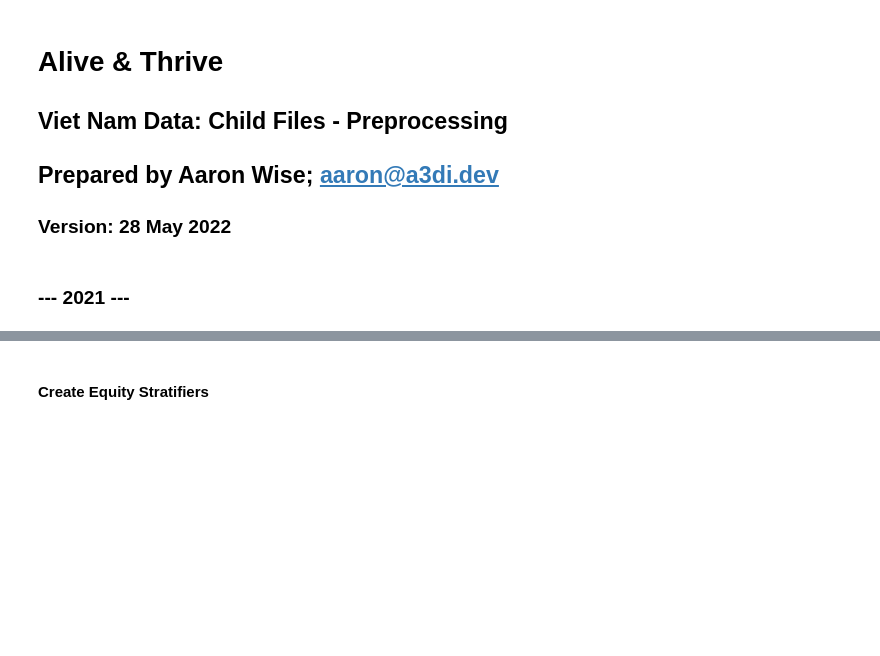
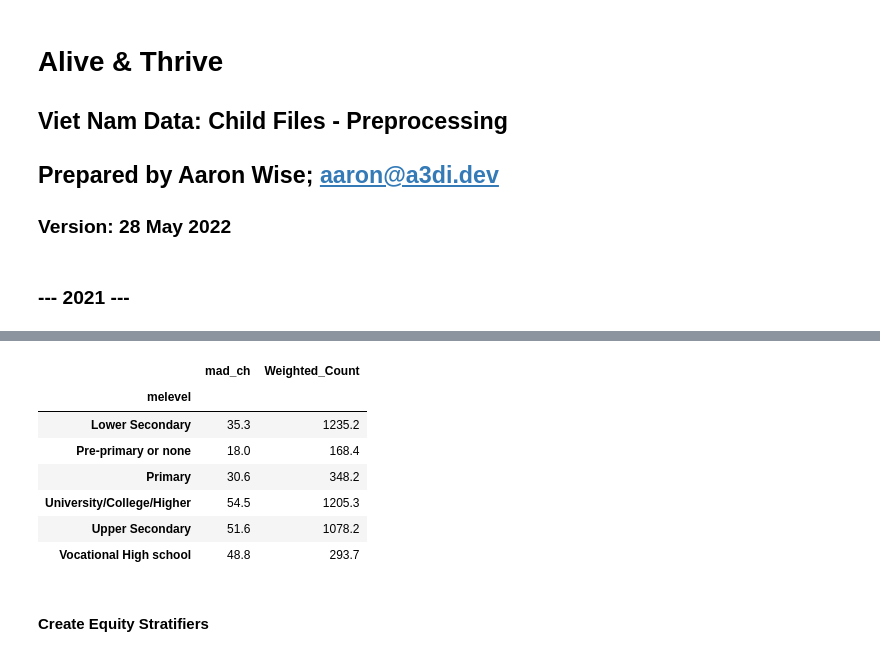
Before and after one commit to aaronbwise/AT_Equity_VNM, a Jupyter notebook: VNM_CH_preprocess.ipynb, the cells around one changed output, grey strips where cells are left out. Cells and saved outputs as stored; diff of their text form; code cells hidden in the pictures; blank space fills up the shorter version.

```diff
--- a/VNM_CH_preprocess.ipynb
+++ b/VNM_CH_preprocess.ipynb
@@ -159,16 +99,21 @@ df['mmf_ch'] = np.where(df['ch_age_623'] == 0, np.nan, df['mmf_ch'])
-# %%
-# --- Minimum Acceptable Diet [mad_ch] --- #
-
-## BREASTFED: Age 6-23 months w/ mdd and mmf
-df['mad_bf_623'] = np.where((df['breastmilk'] == 1) & (df['mdd_ch'] == 100) & (df['mmf_ch'] == 100), 1, 0)
-
-## NON-BREASTFED: Age 6-23 months w/ mdd and mmf and >= 2 milk feeds
-milk_times = ['formula_times', 'other_milk_times']
-df['milk_feeds_2'] = np.where(df[milk_times].sum(axis = 1) >= 2, 1, 0)
-
-df['mad_nbf_623'] = np.where((df['breastmilk'] == 0) & (df['mdd_ch'] == 100) & (df['mmf_ch'] == 100) & (df['milk_feeds_2'] == 1), 1, 0)
-
-# Create indicator
-mad_cols = ['mad_bf_623', 'mad_nbf_623']
-df['mad_ch'] = np.where(df[mad_cols].eq(1).any(axis=1), 100, 0)
-df['mad_ch'] = np.where(df['ch_age_623'] == 0, np.nan, df['mad_ch'])
+# %%
+# --- Child Sex [sex_ch] --- #
+df = create_sex_ch(df, country, year)
+# %%
+# --- Age categories [ch_age_cat_X] --- #
+df = create_ch_age_cat(df, country, year)
+# %%
+# --- Exclusive BF [excl_bf] --- #
+df = create_excl_bf(df, country, year)
+
+# --- Continued Breastfeeding 12-23 mos [cont_1223_bf] --- #
+df = create_cont_1223_bf(df, country, year)
+
+# --- Minimum Dietary Diversity [mdd_ch] --- #
+df = create_mdd_ch(df, country, year)
+
+# --- Minimum Meal Frequency [mmf_ch] --- #
+df = create_mmf_ch(df, country, year)
+
+# --- Minimum Acceptable Diet [mad_ch] --- #
+df = create_mad_ch(df)
@@ -175,2 +122,17 @@ df['mad_ch'] = np.where(df['ch_age_623'] == 0, np.nan, df['mad_ch'])
+# %%
+var = 'mad_ch'
+ind_var = ['melevel']
+weight = ['chweight']
+
+output_mean_table(df, var, ind_var, weight)
+# %% [output]
+|  | mad_ch | Weighted_Count |
+| melevel |  |  |
+| Lower Secondary | 35.3 | 1235.2 |
+| Pre-primary or none | 18.0 | 168.4 |
+| Primary | 30.6 | 348.2 |
+| University/College/Higher | 54.5 | 1205.3 |
+| Upper Secondary | 51.6 | 1078.2 |
+| Vocational High school | 48.8 | 293.7 |
 # %% [markdown]
 #### Create Equity Stratifiers
```
Also changed, not shown: parts of 17 cells of this notebook, 30 other files.
